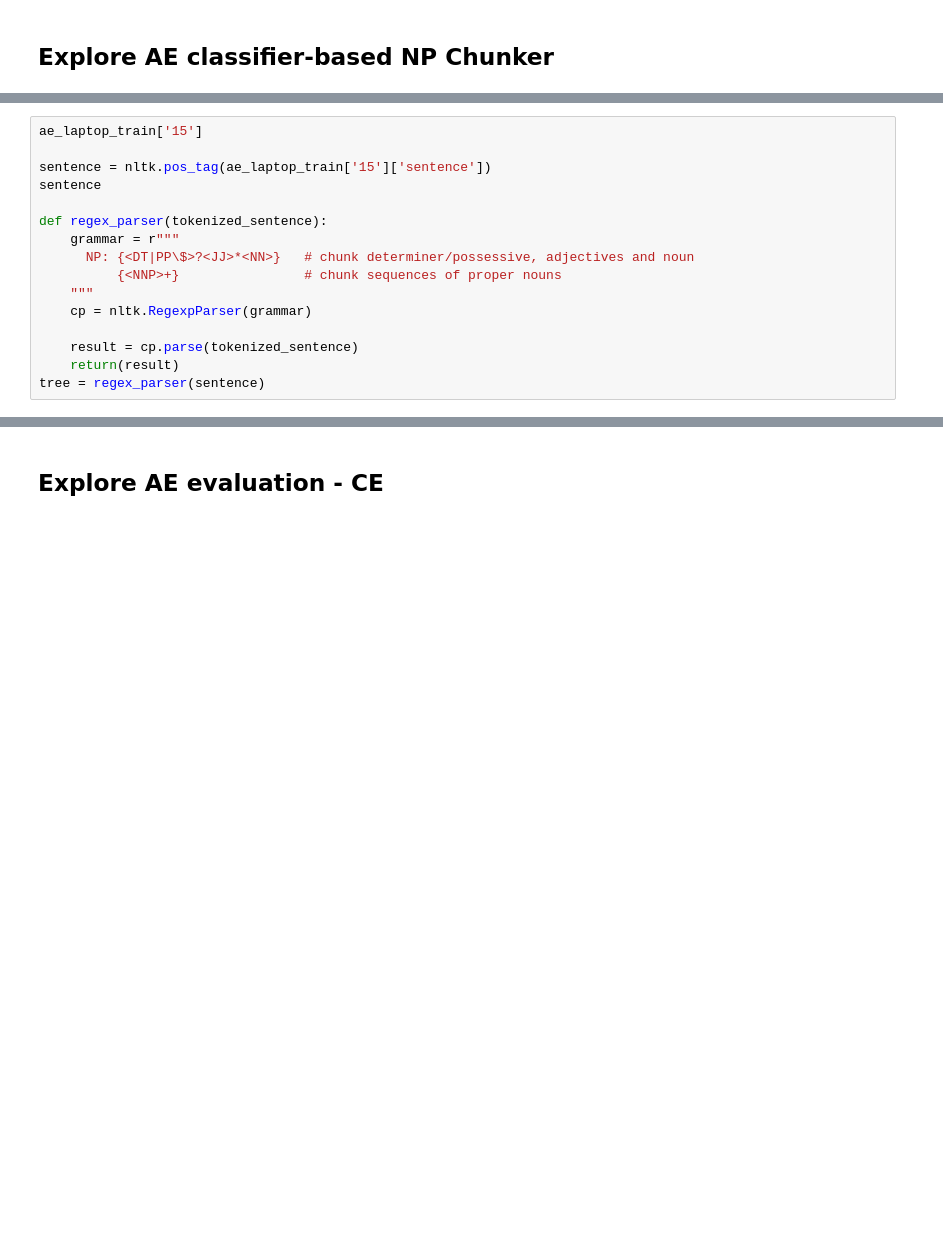
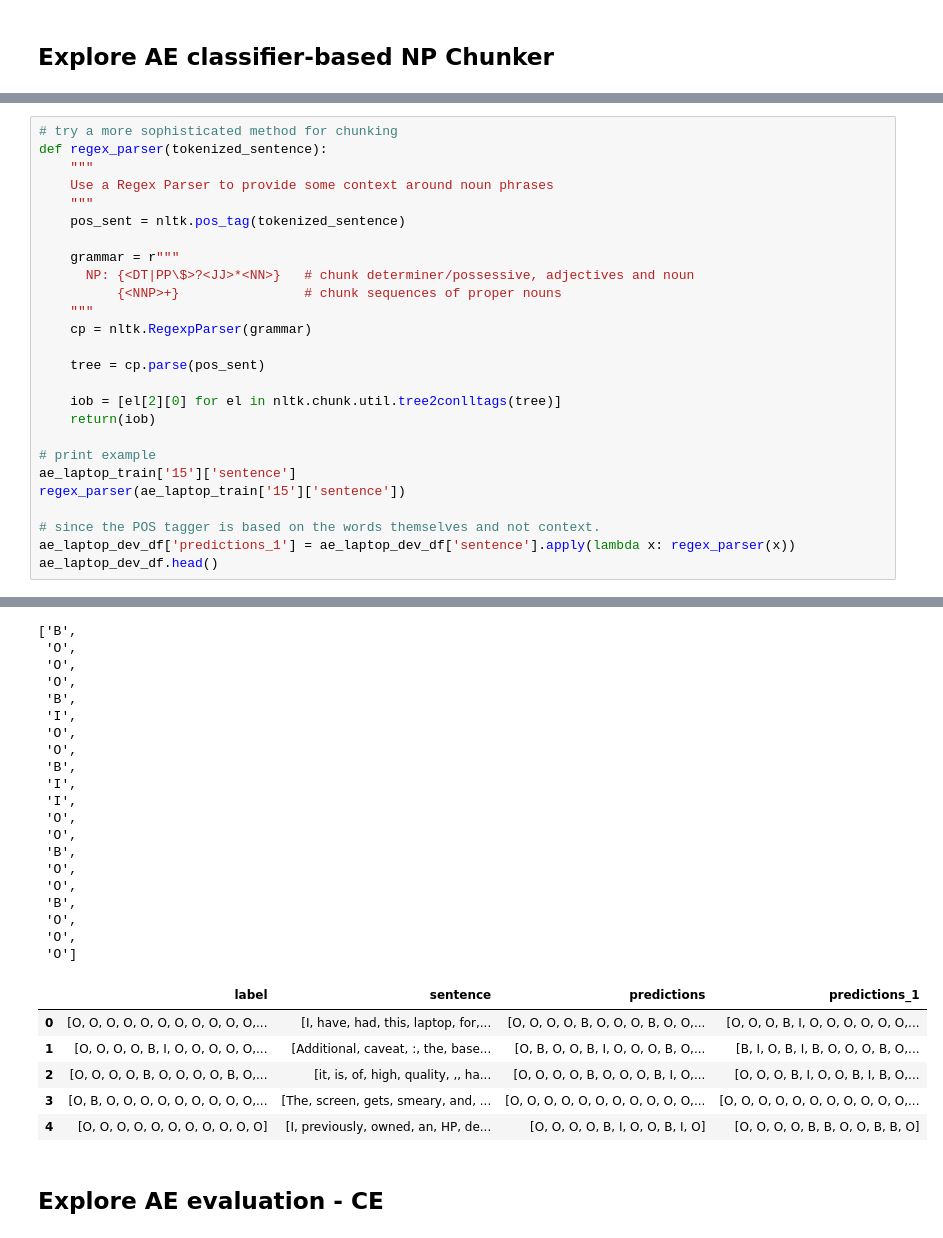
Before and after one commit to janehung04/w266-final, a Jupyter notebook: src/eda-data.ipynb, the cells around one changed output, grey strips where cells are left out. Cells and saved outputs as stored; diff of their text form; blank space fills up the shorter version.

```diff
--- a/src/eda-data.ipynb
+++ b/src/eda-data.ipynb
@@ -259,16 +252,0 @@ Name: predictions, Length: 150, dtype: object
-# %%
-ae_laptop_train['15']
-
-sentence = nltk.pos_tag(ae_laptop_train['15']['sentence'])
-sentence
-
-def regex_parser(tokenized_sentence):
-    grammar = r"""
-      NP: {<DT|PP\$>?<JJ>*<NN>}   # chunk determiner/possessive, adjectives and noun
-          {<NNP>+}                # chunk sequences of proper nouns
-    """
-    cp = nltk.RegexpParser(grammar)
-
-    result = cp.parse(tokenized_sentence)
-    return(result)
-tree = regex_parser(sentence)
@@ -400,0 +253,27 @@ ChunkParse score:
+# %%
+# try a more sophisticated method for chunking
+def regex_parser(tokenized_sentence):
+    """
+    Use a Regex Parser to provide some context around noun phrases
+    """
+    pos_sent = nltk.pos_tag(tokenized_sentence)
+
+    grammar = r"""
+      NP: {<DT|PP\$>?<JJ>*<NN>}   # chunk determiner/possessive, adjectives and noun
+          {<NNP>+}                # chunk sequences of proper nouns
+    """
+    cp = nltk.RegexpParser(grammar)
+
+    tree = cp.parse(pos_sent)
+
+    iob = [el[2][0] for el in nltk.chunk.util.tree2conlltags(tree)]
+    return(iob)
+
+# print example
+ae_laptop_train['15']['sentence']
+regex_parser(ae_laptop_train['15']['sentence'])
+
+# since the POS tagger is based on the words themselves and not context.
+ae_laptop_dev_df['predictions_1'] = ae_laptop_dev_df['sentence'].apply(lambda x: regex_parser(x))
+ae_laptop_dev_df.head()
+# %% [output]
@@ -401,3 +300,29 @@ ChunkParse score:
+['B',
+ 'O',
+ 'O',
+ 'O',
+ 'B',
+ 'I',
+ 'O',
+ 'O',
+ 'B',
+ 'I',
+ 'I',
+ 'O',
+ 'O',
+ 'B',
+ 'O',
+ 'O',
+ 'B',
+ 'O',
+ 'O',
+ 'O']
+|  | label | sentence | predictions | predictions_1 |
+| 0 | [O, O, O, O, O, O, O, O, O, O, O,... | [I, have, had, this, laptop, for,... | [O, O, O, O, B, O, O, O, B, O, O,... | [O, O, O, B, I, O, O, O, O, O, O,... |
+| 1 | [O, O, O, O, B, I, O, O, O, O, O,... | [Additional, caveat, :, the, base... | [O, B, O, O, B, I, O, O, O, B, O,... | [B, I, O, B, I, B, O, O, O, B, O,... |
+| 2 | [O, O, O, O, B, O, O, O, O, B, O,... | [it, is, of, high, quality, ,, ha... | [O, O, O, O, B, O, O, O, B, I, O,... | [O, O, O, B, I, O, O, B, I, B, O,... |
+| 3 | [O, B, O, O, O, O, O, O, O, O, O,... | [The, screen, gets, smeary, and, ... | [O, O, O, O, O, O, O, O, O, O, O,... | [O, O, O, O, O, O, O, O, O, O, O,... |
+| 4 | [O, O, O, O, O, O, O, O, O, O, O] | [I, previously, owned, an, HP, de... | [O, O, O, O, B, I, O, O, B, I, O] | [O, O, O, O, B, B, O, O, B, B, O] |
 # %% [markdown]
 ## Explore AE evaluation - CE
 # %%
```
Also changed, not shown: parts of 16 cells of this notebook.
